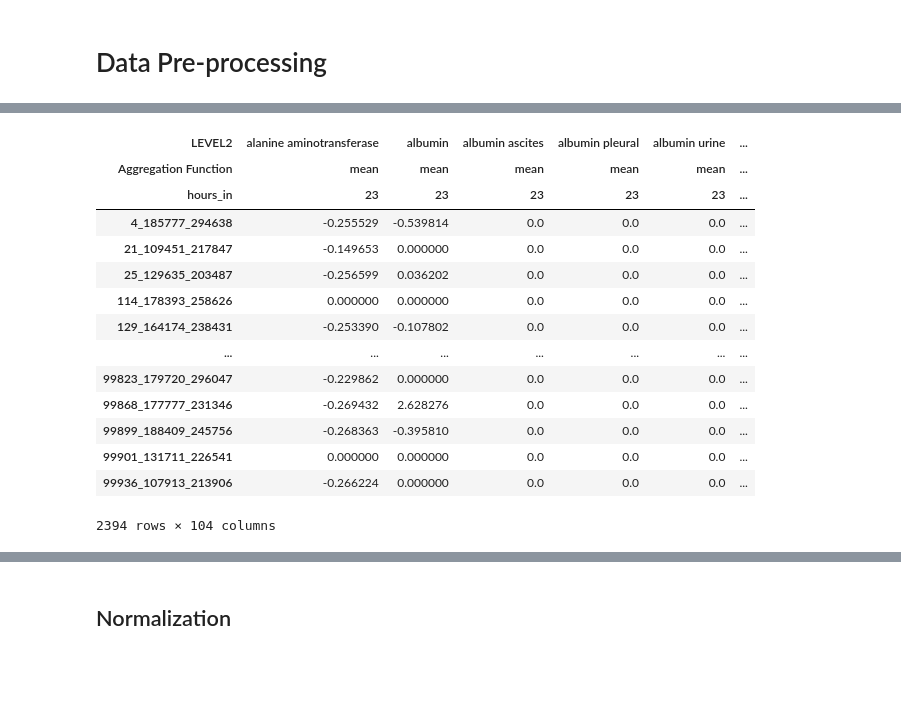
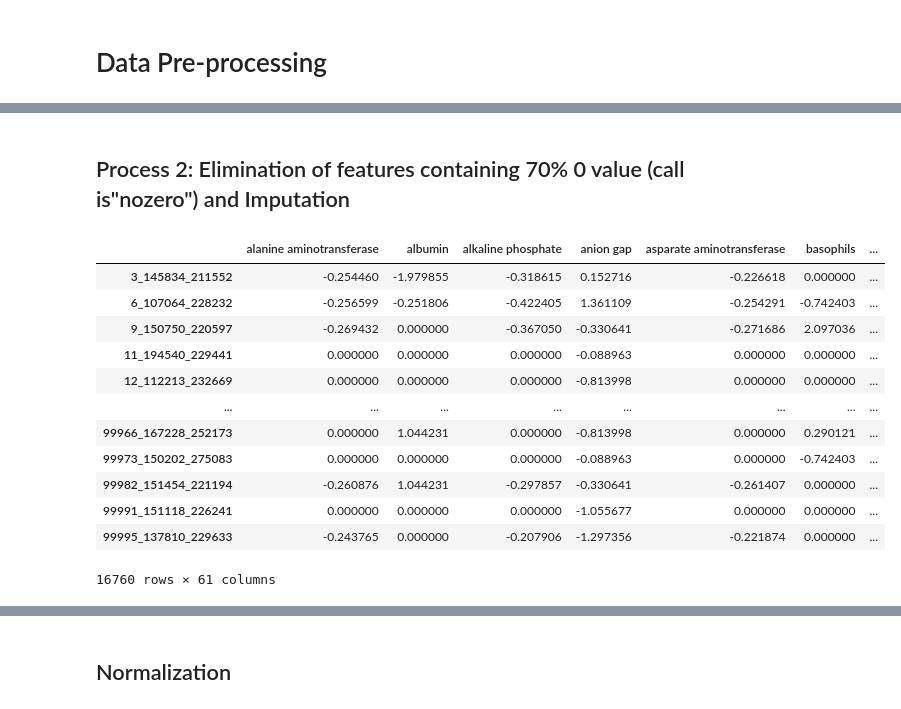
Before and after one commit to Justinfungi/Jebva-LOS-and-Mortality-Project-, a Jupyter notebook: Code/Data_preprocessing.ipynb, the cells around one changed output, grey strips where cells are left out. Cells and saved outputs as stored; diff of their text form; code cells hidden in the pictures; blank space fills up the shorter version.

```diff
--- a/Code/Data_preprocessing.ipynb
+++ b/Code/Data_preprocessing.ipynb
@@ -70,3 +48,20 @@ li=[] # Find the positions of the columns with means of the particular feature a
 for i in range(47, 7488, 72):
     li.append(i)
 #print(li)
+
+headlist=list(X_train.columns.values)[1:]
+head=[]
+for i in li:
+    head.append(headlist[i][0])
+
+dx_train = pd. DataFrame(X_train)
+X_train_mean= dx_train.iloc[:,li]
+X_train_mean.columns=head
+
+dx_valid = pd. DataFrame(X_valid)
+X_valid_mean= dx_valid.iloc[:,li]
+X_valid_mean.columns=head
+
+dx_test = pd. DataFrame(X_test)
+X_test_mean= dx_test.iloc[:,li]
+X_test_mean.columns=head
@@ -93,20 +67,0 @@ X_train_mean
-# %%
-dx_valid = pd. DataFrame(X_valid)
-X_valid_mean= dx_valid.iloc[:,li]
-X_valid_mean
-# %% [output]
-| LEVEL2 | alanine aminotransferase | albumin | albumin ascites | albumin pleural | albumin urine | ... |
-| Aggregation Function | mean | mean | mean | mean | mean | ... |
-| hours_in | 23 | 23 | 23 | 23 | 23 | ... |
-| 4_185777_294638 | -0.255529 | -0.539814 | 0.0 | 0.0 | 0.0 | ... |
-| 21_109451_217847 | -0.149653 | 0.000000 | 0.0 | 0.0 | 0.0 | ... |
-| 25_129635_203487 | -0.256599 | 0.036202 | 0.0 | 0.0 | 0.0 | ... |
-| 114_178393_258626 | 0.000000 | 0.000000 | 0.0 | 0.0 | 0.0 | ... |
-| 129_164174_238431 | -0.253390 | -0.107802 | 0.0 | 0.0 | 0.0 | ... |
-| ... | ... | ... | ... | ... | ... | ... |
-| 99823_179720_296047 | -0.229862 | 0.000000 | 0.0 | 0.0 | 0.0 | ... |
-| 99868_177777_231346 | -0.269432 | 2.628276 | 0.0 | 0.0 | 0.0 | ... |
-| 99899_188409_245756 | -0.268363 | -0.395810 | 0.0 | 0.0 | 0.0 | ... |
-| 99901_131711_226541 | 0.000000 | 0.000000 | 0.0 | 0.0 | 0.0 | ... |
-| 99936_107913_213906 | -0.266224 | 0.000000 | 0.0 | 0.0 | 0.0 | ... |
-2394 rows × 104 columns
@@ -116,0 +68,30 @@ X_test_mean= dx_test.iloc[:,li]
+# %% [markdown]
+## Process 2: Elimination of features containing 70% 0 value (call is"nozero") and Imputation
+# %%
+# Eliminate feature containing 70% 0 value
+import copy
+X_train_nozero=copy.deepcopy(X_train_mean)
+X_valid_nozero=copy.deepcopy(X_valid_mean)
+X_test_nozero=copy.deepcopy(X_test_mean)
+for i in X_train_mean.columns:
+    if (X_train_nozero[i] == 0).sum()> 12000:
+        X_train_nozero.drop(i, axis=1, inplace=True)
+
+headnozero=list(X_train_nozero.columns.values)
+X_valid_nozero = X_valid_nozero[X_train_nozero.columns]
+X_test_nozero = X_test_nozero[X_train_nozero.columns]
+X_train_nozero
+# %% [output]
+|  | alanine aminotransferase | albumin | alkaline phosphate | anion gap | asparate aminotransferase | basophils | ... |
+| 3_145834_211552 | -0.254460 | -1.979855 | -0.318615 | 0.152716 | -0.226618 | 0.000000 | ... |
+| 6_107064_228232 | -0.256599 | -0.251806 | -0.422405 | 1.361109 | -0.254291 | -0.742403 | ... |
+| 9_150750_220597 | -0.269432 | 0.000000 | -0.367050 | -0.330641 | -0.271686 | 2.097036 | ... |
+| 11_194540_229441 | 0.000000 | 0.000000 | 0.000000 | -0.088963 | 0.000000 | 0.000000 | ... |
+| 12_112213_232669 | 0.000000 | 0.000000 | 0.000000 | -0.813998 | 0.000000 | 0.000000 | ... |
+| ... | ... | ... | ... | ... | ... | ... | ... |
+| 99966_167228_252173 | 0.000000 | 1.044231 | 0.000000 | -0.813998 | 0.000000 | 0.290121 | ... |
+| 99973_150202_275083 | 0.000000 | 0.000000 | 0.000000 | -0.088963 | 0.000000 | -0.742403 | ... |
+| 99982_151454_221194 | -0.260876 | 1.044231 | -0.297857 | -0.330641 | -0.261407 | 0.000000 | ... |
+| 99991_151118_226241 | 0.000000 | 0.000000 | 0.000000 | -1.055677 | 0.000000 | 0.000000 | ... |
+| 99995_137810_229633 | -0.243765 | 0.000000 | -0.207906 | -1.297356 | -0.221874 | 0.000000 | ... |
+16760 rows × 61 columns
```
Also changed, not shown: parts of 27 cells of this notebook.
